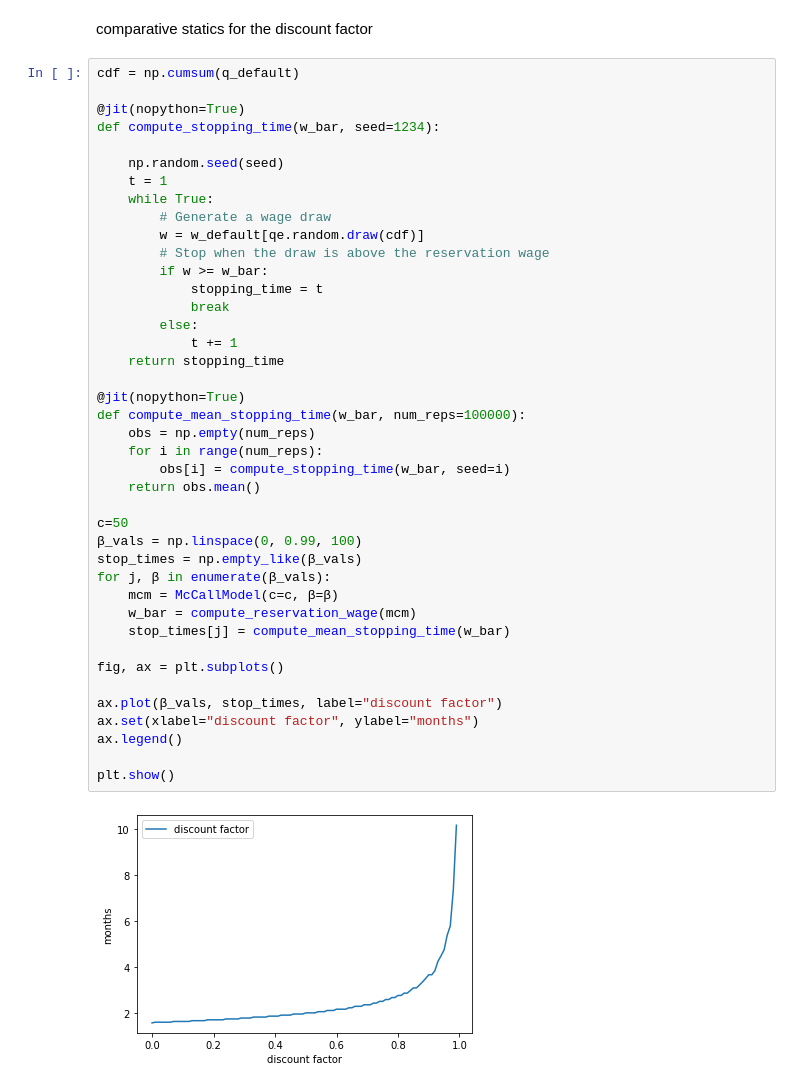
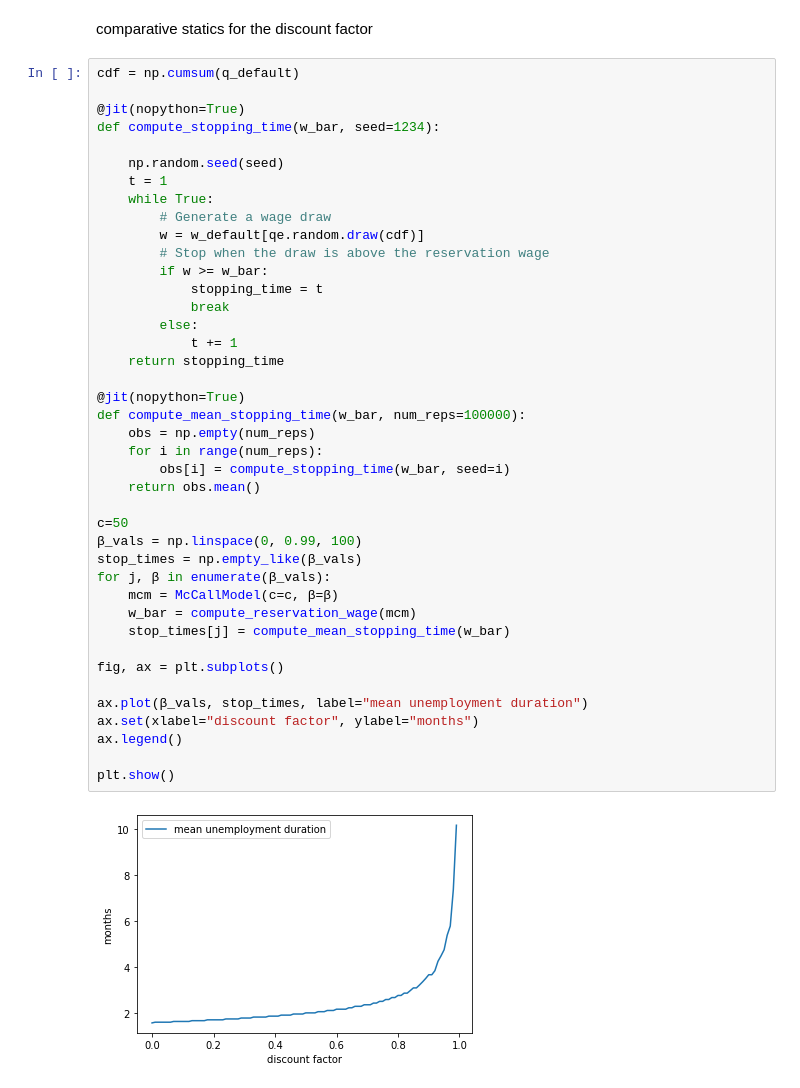
Before and after one commit to qunyizhao/ECON211, a Jupyter notebook: Job_Searching_Model_Qunyi.ipynb, the cells around one changed output. Saved outputs shown, nothing was run; the diff lists cells and outputs as text.

```diff
--- a/Job_Searching_Model_Qunyi.ipynb
+++ b/Job_Searching_Model_Qunyi.ipynb
@@ -357,32 +357,32 @@ def compute_stopping_time(w_bar, seed=1234):
         # Stop when the draw is above the reservation wage
         if w >= w_bar:
             stopping_time = t
             break
         else:
             t += 1
     return stopping_time
 
 @jit(nopython=True)
 def compute_mean_stopping_time(w_bar, num_reps=100000):
     obs = np.empty(num_reps)
     for i in range(num_reps):
         obs[i] = compute_stopping_time(w_bar, seed=i)
     return obs.mean()
 
 c=50
 β_vals = np.linspace(0, 0.99, 100)
 stop_times = np.empty_like(β_vals)
 for j, β in enumerate(β_vals):
     mcm = McCallModel(c=c, β=β)
     w_bar = compute_reservation_wage(mcm)
     stop_times[j] = compute_mean_stopping_time(w_bar)
 
 fig, ax = plt.subplots()
 
-ax.plot(β_vals, stop_times, label="discount factor")
+ax.plot(β_vals, stop_times, label="mean unemployment duration")
 ax.set(xlabel="discount factor", ylabel="months")
 ax.legend()
 
 plt.show()
 # %% [output]
-[figure, old version]
+[figure, new version]
```
